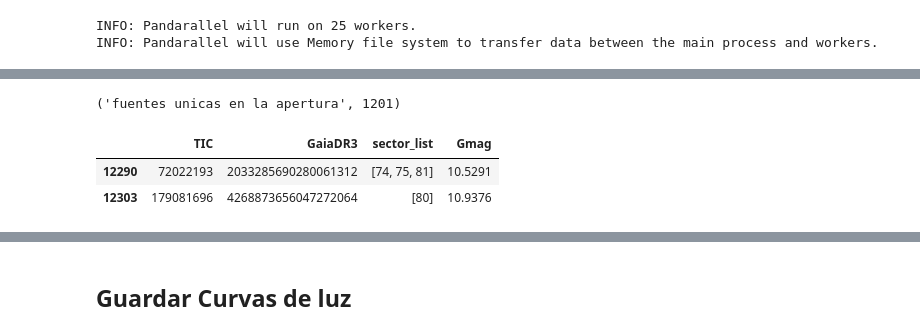
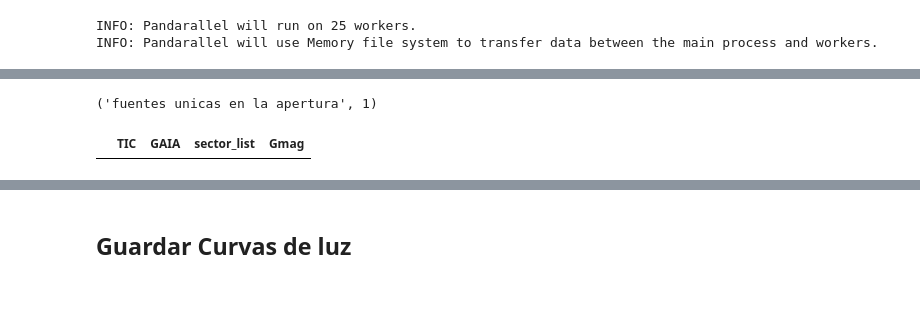
Before and after one commit to Monsalves-Gonzalez-N/MassiveStarVariability, a Jupyter notebook: 1_TESS_variability_MassiveStarG12_preparate_data_OGLE.ipynb, the cells around one changed output, grey strips where cells are left out. Cells and saved outputs as stored; diff of their text form; code cells hidden in the pictures; blank space fills up the shorter version.

```diff
--- a/1_TESS_variability_MassiveStarG12_preparate_data_OGLE.ipynb
+++ b/1_TESS_variability_MassiveStarG12_preparate_data_OGLE.ipynb
@@ -809,7 +847,7 @@ INFO: Pandarallel will use Memory file system to transfer data between the main
           return f"{Gmag_source}."
       return Gmag_source - others["Gmag"].iloc[0]
 # %%
-  df_parental["delta"] = df_parental.apply(lambda r: delta_mag(r["TIC"], r["GaiaDR3"]), axis=1)
+  df_parental["delta"] = df_parental.apply(lambda r: delta_mag(r["TIC"], r["GAIA"]), axis=1)
 # %%
 "fuentes que no caen en la apertura",len(df_parental.loc[df_parental["delta"]=="NoSourceIDinAperture"])
 # %% [output]
@@ -817,20 +859,19 @@ INFO: Pandarallel will use Memory file system to transfer data between the main
 # %%
 "fuentes unicas en la apertura",len(df_parental.loc[df_parental["delta"].str[-1] =="."])
 # %% [output]
-('fuentes unicas en la apertura', 1201)
+('fuentes unicas en la apertura', 1)
 # %%
 df_parental.loc[df_parental["delta"].str[-1] ==".","delta"] = np.nan
 # %%
 df_parental = df_parental.loc[df_parental["delta"]!="NoSourceIDinAperture"]
+df_parental = df_parental.loc[df_parental["delta"]!="NoSourceIDinList"]
 # %%
 #run_with_retry(72022193, 2033285690280061312, 74, 10.5291, max_retries=5)
 # %%
 #run_with_retry(179081696, 4268873656047272064, 80, 10.9376, max_retries=5)
 # %%
-df_parental.loc[df_parental["delta"]=="NoFile"][["TIC","GaiaDR3","sector_list","Gmag"]]
+df_parental.loc[df_parental["delta"]=="NoFile"][["TIC","GAIA","sector_list","Gmag"]]
 # %% [output]
-|  | TIC | GaiaDR3 | sector_list | Gmag |
-| 12290 | 72022193 | 2033285690280061312 | [74, 75, 81] | 10.5291 |
-| 12303 | 179081696 | 4268873656047272064 | [80] | 10.9376 |
+|  | TIC | GAIA | sector_list | Gmag |
 # %%
 df_parental = df_parental.loc[df_parental["delta"]!="NoFile"].reset_index(drop=True)
```
Also changed, not shown: parts of 15 cells of this notebook, 6 other files.
